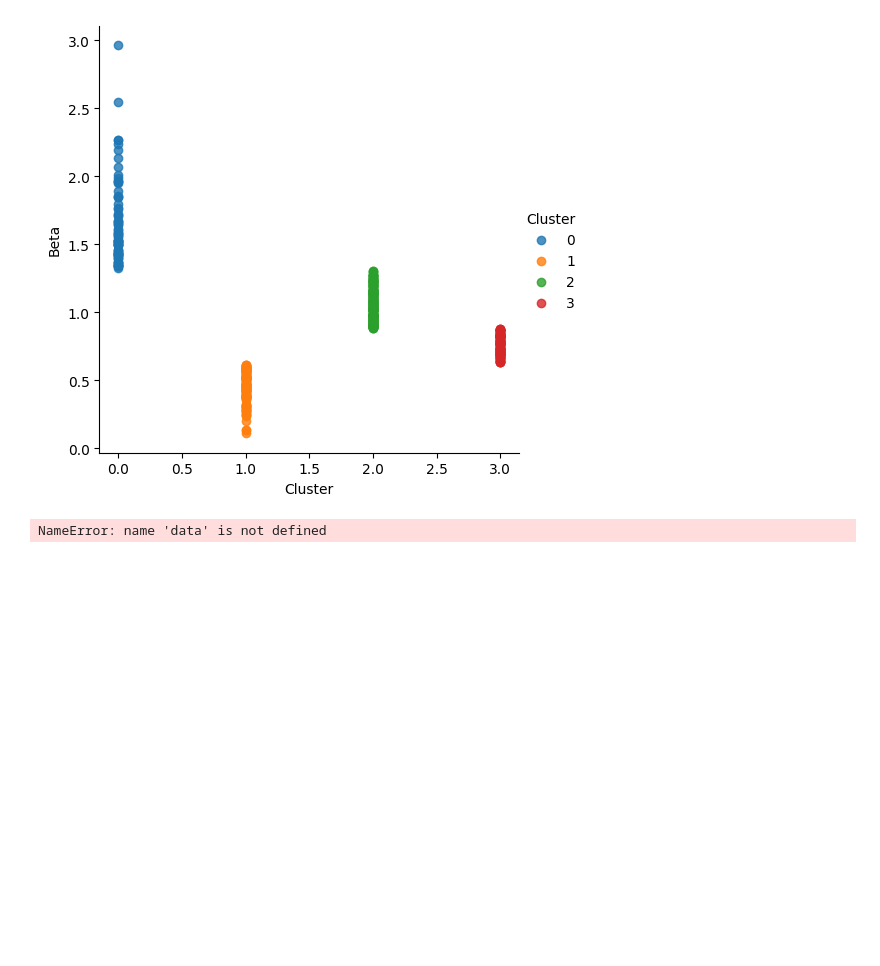
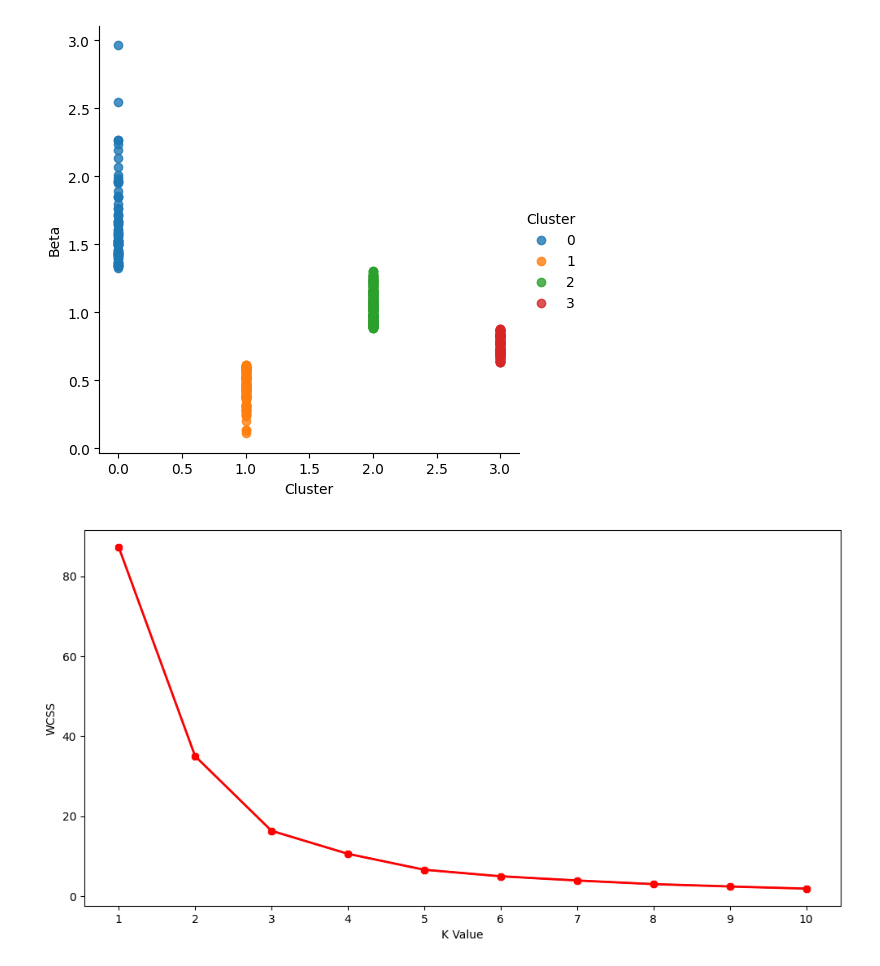
Before and after one commit to chhaybilindaHak/Assessment, a Jupyter notebook: W1941231.ipynb, the cells around one changed output. Drawn from its saved outputs; the diff is of its cells as text; code cells hidden in the pictures; blank space fills up the shorter version.

```diff
--- a/W1941231.ipynb
+++ b/W1941231.ipynb
@@ -348,11 +349,3 @@ cluster4 = sns.lmplot(data=betas, x='Cluster', y='Beta', hue='Cluster',
                     legend=True, legend_out=True);
 # %% [output]
 [figure]
-# %%
-#We take just the Annual Income and Spending score
-df1=data[["CustomerID","Gender","Age","Annual Income (k$)","Spending Score (1-100)"]]
-X=df1[["Annual Income (k$)","Spending Score (1-100)"]]
-#The input data
-X.head()
-# %% [output]
-NameError: name 'data' is not defined
@@ -358,0 +355,16 @@ NameError: name 'data' is not defined
+# %%
+wcss=[]
+for i in range(1,11):
+    km=KMeans(n_clusters=i)
+    km.fit(X)
+    wcss.append(km.inertia_)
+#The elbow curve
+plt.figure(figsize=(12,6))
+plt.plot(range(1,11),wcss)
+plt.plot(range(1,11),wcss, linewidth=2, color="red", marker ="8")
+plt.xlabel("K Value")
+plt.xticks(np.arange(1,11,1))
+plt.ylabel("WCSS")
+plt.show()
+# %% [output]
+[figure, added]
```
Also changed, not shown: parts of 12 cells of this notebook.
